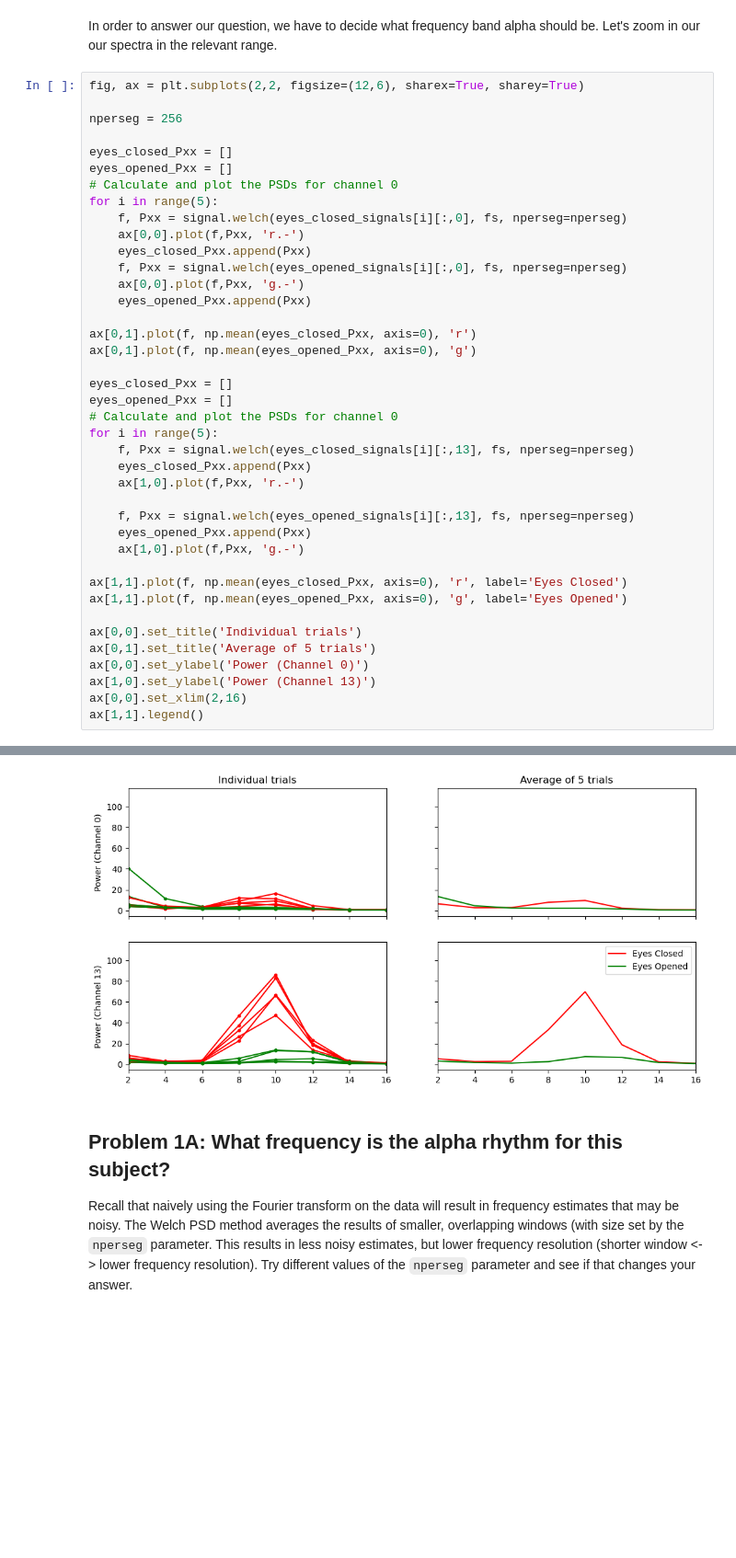
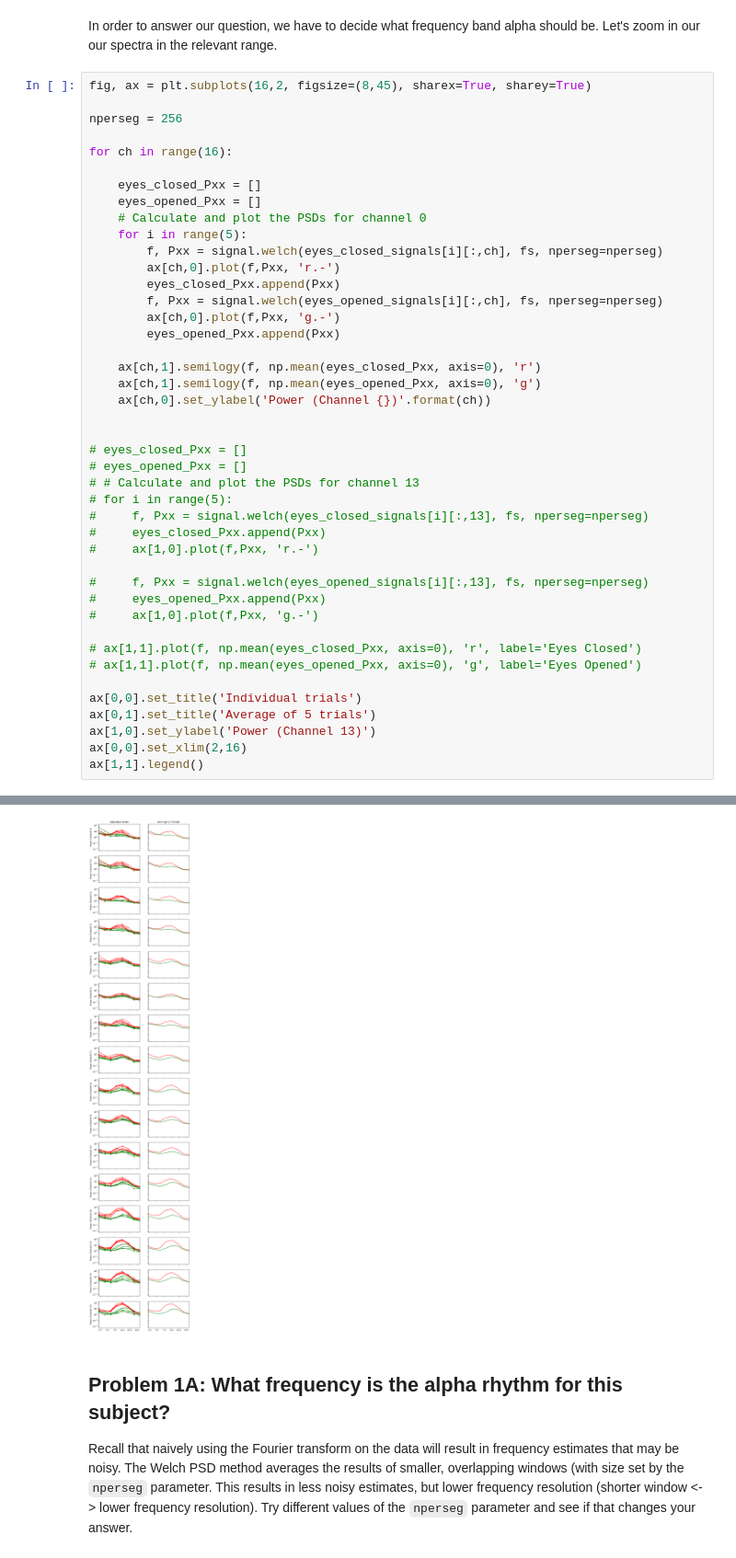
Before and after one commit to ckemere/elec380, a Jupyter notebook: HW3/homework3_notebook.ipynb, the cells around one changed output, grey strips where cells are left out. Shown at 92% size. Saved outputs shown, nothing was run; the diff lists cells and outputs as text; blank space fills up the shorter version.

```diff
--- a/HW3/homework3_notebook.ipynb
+++ b/HW3/homework3_notebook.ipynb
@@ -90,48 +90,51 @@ for i in range(5):
 # %% [markdown]
 In order to answer our question, we have to decide what frequency band alpha should be. Let's zoom in our our spectra in the relevant range.
 # %%
-fig, ax = plt.subplots(2,2, figsize=(12,6), sharex=True, sharey=True)
+fig, ax = plt.subplots(16,2, figsize=(8,45), sharex=True, sharey=True)
 
 nperseg = 256
 
-eyes_closed_Pxx = []
-eyes_opened_Pxx = []
-# Calculate and plot the PSDs for channel 0
-for i in range(5):
-    f, Pxx = signal.welch(eyes_closed_signals[i][:,0], fs, nperseg=nperseg)
-    ax[0,0].plot(f,Pxx, 'r.-')
-    eyes_closed_Pxx.append(Pxx)
-    f, Pxx = signal.welch(eyes_opened_signals[i][:,0], fs, nperseg=nperseg)
-    ax[0,0].plot(f,Pxx, 'g.-')
-    eyes_opened_Pxx.append(Pxx)
+for ch in range(16):
 
-ax[0,1].plot(f, np.mean(eyes_closed_Pxx, axis=0), 'r')
-ax[0,1].plot(f, np.mean(eyes_opened_Pxx, axis=0), 'g')
+    eyes_closed_Pxx = []
+    eyes_opened_Pxx = []
+    # Calculate and plot the PSDs for channel 0
+    for i in range(5):
+        f, Pxx = signal.welch(eyes_closed_signals[i][:,ch], fs, nperseg=nperseg)
+        ax[ch,0].plot(f,Pxx, 'r.-')
+        eyes_closed_Pxx.append(Pxx)
+        f, Pxx = signal.welch(eyes_opened_signals[i][:,ch], fs, nperseg=nperseg)
+        ax[ch,0].plot(f,Pxx, 'g.-')
+        eyes_opened_Pxx.append(Pxx)
 
-eyes_closed_Pxx = []
-eyes_opened_Pxx = []
-# Calculate and plot the PSDs for channel 0
-for i in range(5):
-    f, Pxx = signal.welch(eyes_closed_signals[i][:,13], fs, nperseg=nperseg)
-    eyes_closed_Pxx.append(Pxx)
-    ax[1,0].plot(f,Pxx, 'r.-')
+    ax[ch,1].semilogy(f, np.mean(eyes_closed_Pxx, axis=0), 'r')
+    ax[ch,1].semilogy(f, np.mean(eyes_opened_Pxx, axis=0), 'g')
+    ax[ch,0].set_ylabel('Power (Channel {})'.format(ch))
 
-    f, Pxx = signal.welch(eyes_opened_signals[i][:,13], fs, nperseg=nperseg)
-    eyes_opened_Pxx.append(Pxx)
-    ax[1,0].plot(f,Pxx, 'g.-')
 
-ax[1,1].plot(f, np.mean(eyes_closed_Pxx, axis=0), 'r', label='Eyes Closed')
-ax[1,1].plot(f, np.mean(eyes_opened_Pxx, axis=0), 'g', label='Eyes Opened')
+# eyes_closed_Pxx = []
+# eyes_opened_Pxx = []
+# # Calculate and plot the PSDs for channel 13
+# for i in range(5):
+#     f, Pxx = signal.welch(eyes_closed_signals[i][:,13], fs, nperseg=nperseg)
+#     eyes_closed_Pxx.append(Pxx)
+#     ax[1,0].plot(f,Pxx, 'r.-')
+
+#     f, Pxx = signal.welch(eyes_opened_signals[i][:,13], fs, nperseg=nperseg)
+#     eyes_opened_Pxx.append(Pxx)
+#     ax[1,0].plot(f,Pxx, 'g.-')
+
+# ax[1,1].plot(f, np.mean(eyes_closed_Pxx, axis=0), 'r', label='Eyes Closed')
+# ax[1,1].plot(f, np.mean(eyes_opened_Pxx, axis=0), 'g', label='Eyes Opened')
 
 ax[0,0].set_title('Individual trials')
 ax[0,1].set_title('Average of 5 trials')
-ax[0,0].set_ylabel('Power (Channel 0)')
 ax[1,0].set_ylabel('Power (Channel 13)')
 ax[0,0].set_xlim(2,16)
 ax[1,1].legend()
 # %% [output]
 <matplotlib.legend.Legend at 0x...>
-[figure, old version]
+[figure, new version]
 # %% [markdown]
 ## Problem 1A: What frequency is the alpha rhythm for this subject?
 
```
Also changed, not shown: parts of 2 cells of this notebook, 5 other files.
